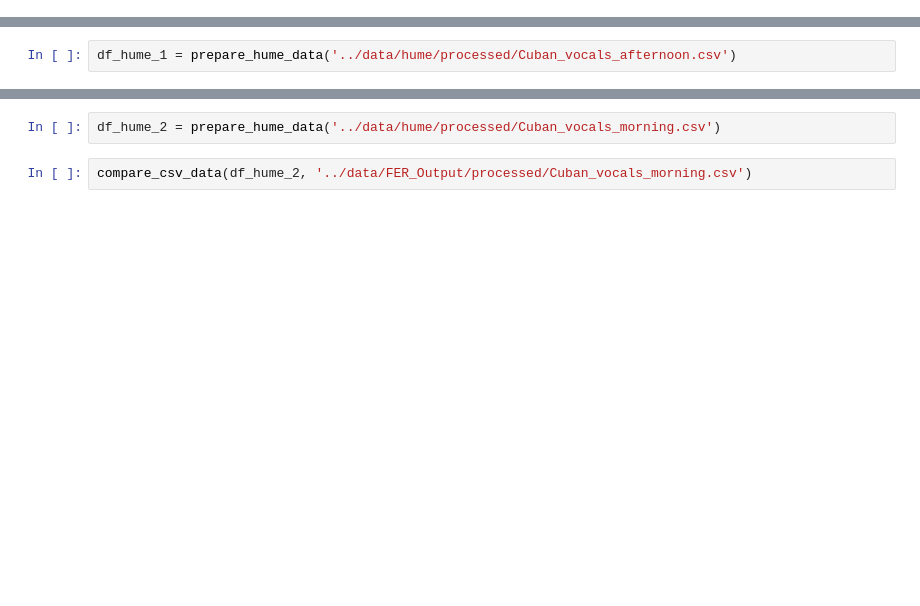
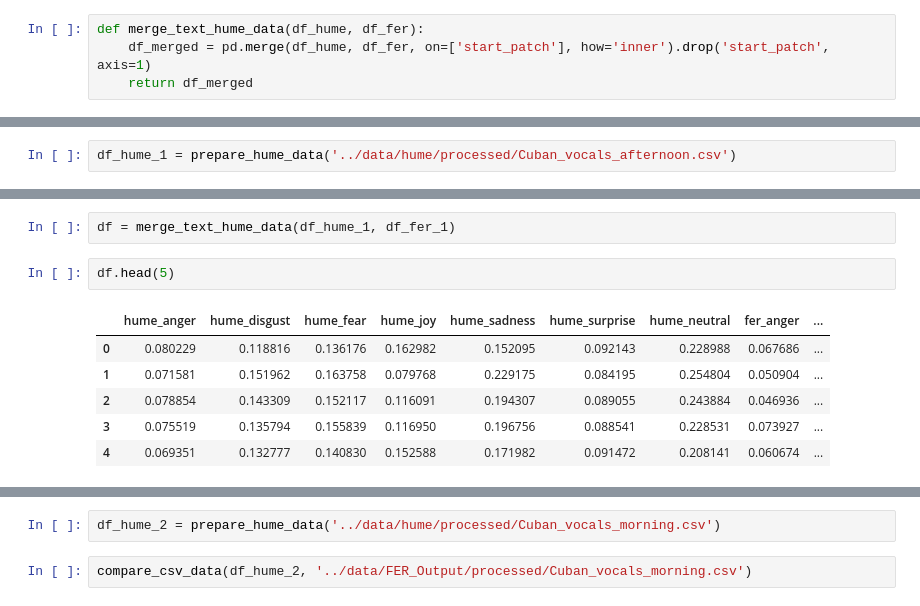
Before and after one commit to RavenRudi/coin_jazz, a Jupyter notebook: notebooks/hume_fer_validation.ipynb, the cells around one changed output, grey strips where cells are left out. Saved outputs shown, nothing was run; the diff lists cells and outputs as text; blank space fills up the shorter version.

```diff
--- a/notebooks/hume_fer_validation.ipynb
+++ b/notebooks/hume_fer_validation.ipynb
@@ -13,6 +12,10 @@ def prepare_hume_data(path):
     df_facial['start_patch'] = df_facial['start_patch'].astype('int64')
     df_facial = df_facial.groupby('start_patch').mean().reset_index()
     return df_facial
+# %%
+def merge_text_hume_data(df_hume, df_fer):
+    df_merged = pd.merge(df_hume, df_fer, on=['start_patch'], how='inner').drop('start_patch', axis=1)
+    return df_merged
 # %%
 def prepare_fer_data(path):
     df_facial = pd.read_csv(path, index_col=0)
@@ -98,0 +113,11 @@ compare_csv_data(df_hume_1, '../data/FER_Output/processed/Cuban_vocals_afternoon
+# %%
+df = merge_text_hume_data(df_hume_1, df_fer_1)
+# %%
+df.head(5)
+# %% [output]
+|  | hume_anger | hume_disgust | hume_fear | hume_joy | hume_sadness | hume_surprise | hume_neutral | fer_anger | ... |
+| 0 | 0.080229 | 0.118816 | 0.136176 | 0.162982 | 0.152095 | 0.092143 | 0.228988 | 0.067686 | ... |
+| 1 | 0.071581 | 0.151962 | 0.163758 | 0.079768 | 0.229175 | 0.084195 | 0.254804 | 0.050904 | ... |
+| 2 | 0.078854 | 0.143309 | 0.152117 | 0.116091 | 0.194307 | 0.089055 | 0.243884 | 0.046936 | ... |
+| 3 | 0.075519 | 0.135794 | 0.155839 | 0.116950 | 0.196756 | 0.088541 | 0.228531 | 0.073927 | ... |
+| 4 | 0.069351 | 0.132777 | 0.140830 | 0.152588 | 0.171982 | 0.091472 | 0.208141 | 0.060674 | ... |
```
Also changed, not shown: parts of 10 cells of this notebook.
